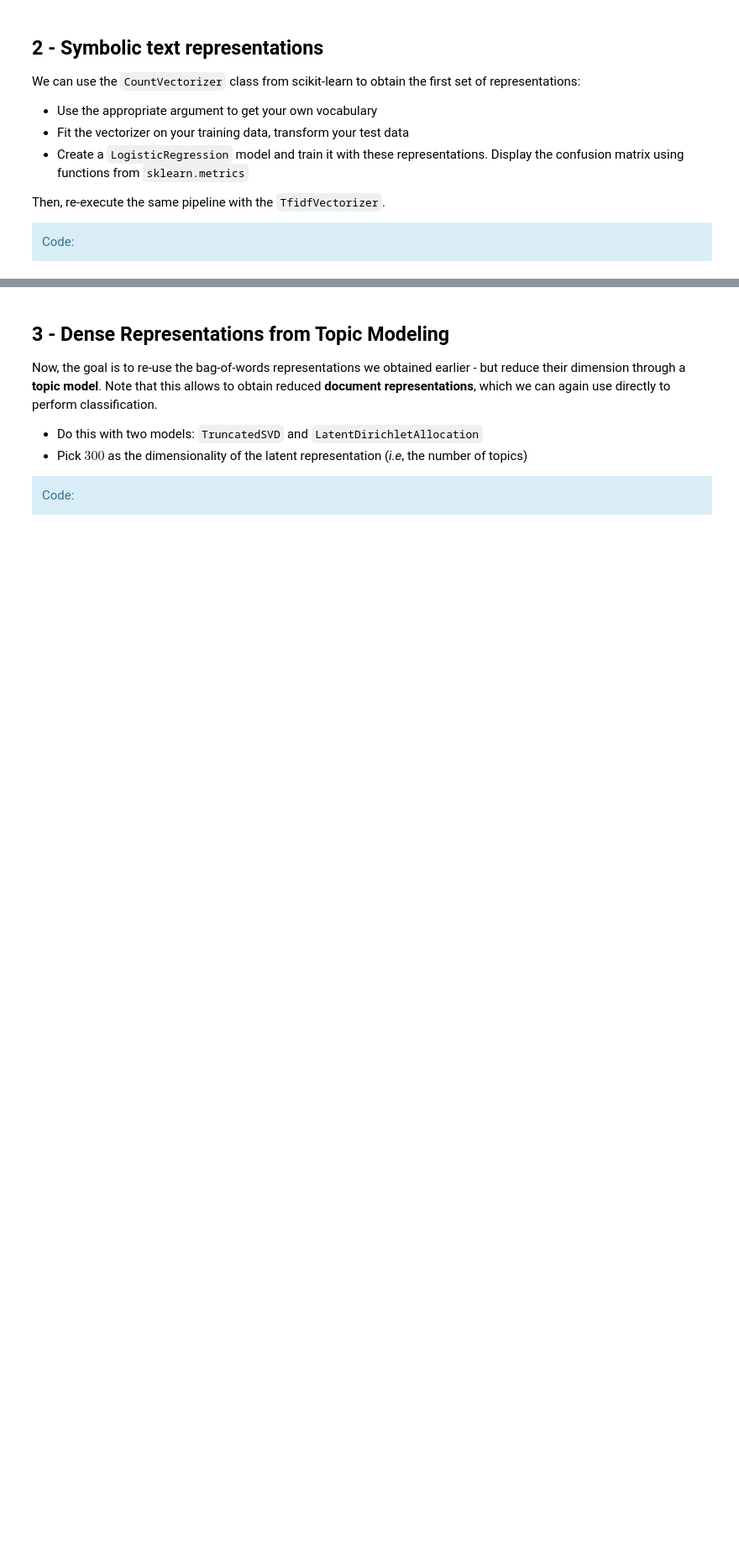
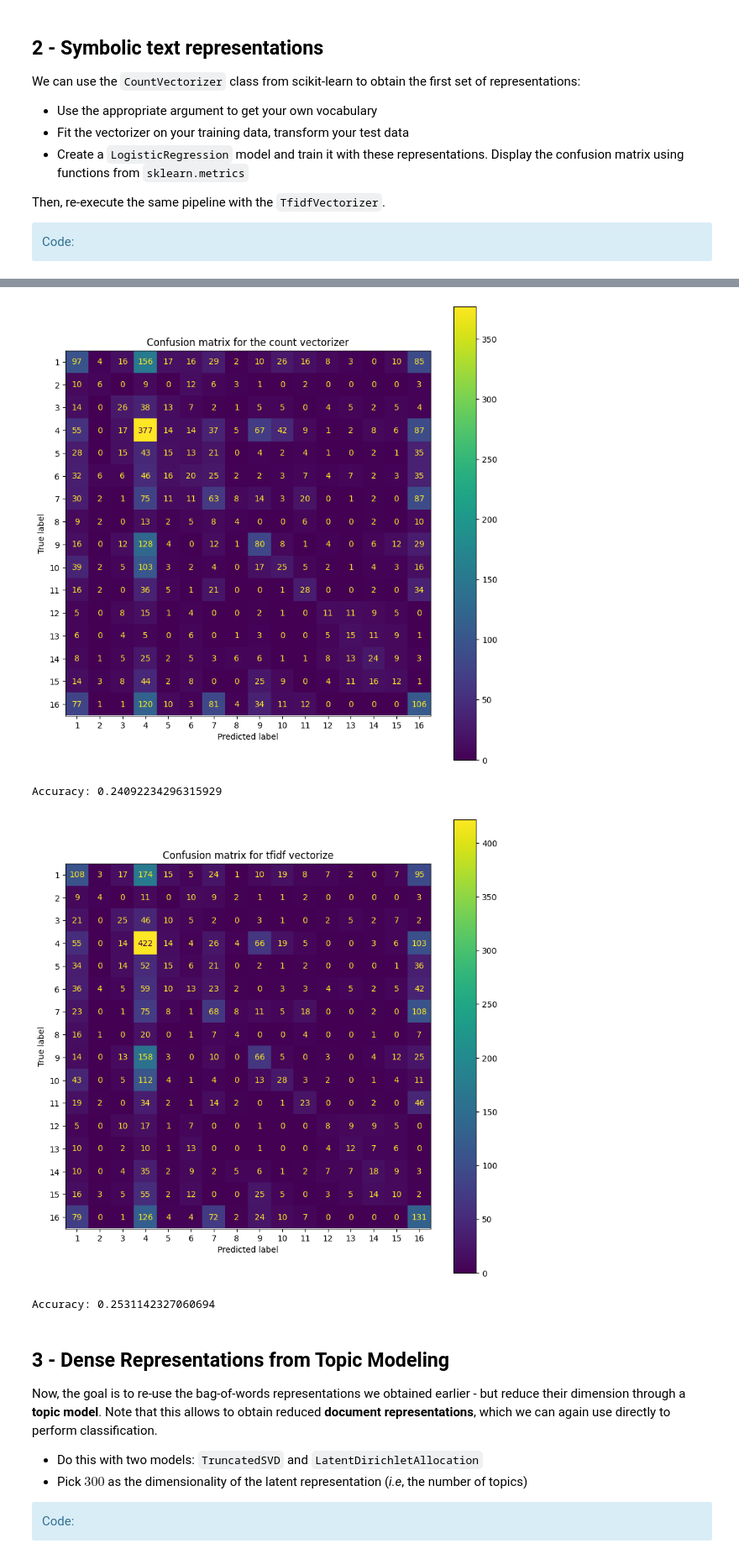
Before and after one commit to TarcisioBueno/word-embeddings-for-classification-SDTSIA214, a Jupyter notebook: TP_WE_for_Classification_SD-TSIA-214_Students.ipynb, the cells around one changed output, grey strips where cells are left out. Shown at 84% size. Drawn from its saved outputs; the diff is of its cells as text; code cells hidden in the pictures; blank space fills up the shorter version.

Commit message:
added a pipeline

```diff
--- a/TP_WE_for_Classification_SD-TSIA-214_Students.ipynb
+++ b/TP_WE_for_Classification_SD-TSIA-214_Students.ipynb
@@ -448,3 +426,54 @@ Accuracy: 0.2531142327060694
+# %%
+from sklearn.feature_extraction.text import CountVectorizer, TfidfVectorizer
+from sklearn.linear_model import LogisticRegression
+from sklearn.metrics import confusion_matrix, ConfusionMatrixDisplay
+from sklearn.pipeline import Pipeline
+import matplotlib.pyplot as plt
+import seaborn as sns
+
+# Function to plot confusion matrix
+def plot_confusion_matrix(cm, classes, title):
+    # Convert to integers, sort, and then convert back to strings
+    sorted_classes = sorted(classes, key=int)
+    sorted_indices = [list(classes).index(cls) for cls in sorted_classes]
+
+    # Reorder the confusion matrix
+    cm_sorted = cm[sorted_indices, :][:, sorted_indices]
+
+    conf_mat_disp = ConfusionMatrixDisplay(cm_sorted, display_labels=sorted_classes)
+    fig, ax = plt.subplots(figsize=(10, 10))
+    conf_mat_disp.plot(ax=ax)
+    plt.title(title)
+    plt.show()
+
+    print("Accuracy:", np.sum(np.diag(cm_sorted))/np.sum(cm_sorted), "\n")
+
+# CountVectorizer
+pipeline = Pipeline([
+    ('vectorizer', CountVectorizer(vocabulary=vocabulary)),
+    ('classifier', LogisticRegression(max_iter=10000))
+])
+
+pipeline.fit(texts_processed_joined, train_labels)
+predictions = pipeline.predict(test_texts_processed_joined)
+cm = confusion_matrix(test_labels, predictions)
+plot_confusion_matrix(cm, pipeline.named_steps['classifier'].classes_, "Confusion matrix for the count vectorizer")
+
+# TfidfVectorizer
+pipeline = Pipeline([
+    ('vectorizer', TfidfVectorizer(vocabulary=vocabulary)),
+    ('classifier', LogisticRegression(max_iter=10000))
+])
+
+pipeline.fit(texts_processed_joined, train_labels)
+predictions = pipeline.predict(test_texts_processed_joined)
+cm = confusion_matrix(test_labels, predictions)
+plot_confusion_matrix(cm, pipeline.named_steps['classifier'].classes_, "Confusion matrix for tfidf vectorize")
+# %% [output]
+[figure, added]
+Accuracy: 0.24092234296315929
+[figure, added]
+Accuracy: 0.2531142327060694
 # %% [markdown]
 ## 3 - Dense Representations from Topic Modeling
 
```
Also changed, not shown: parts of 8 cells of this notebook.
